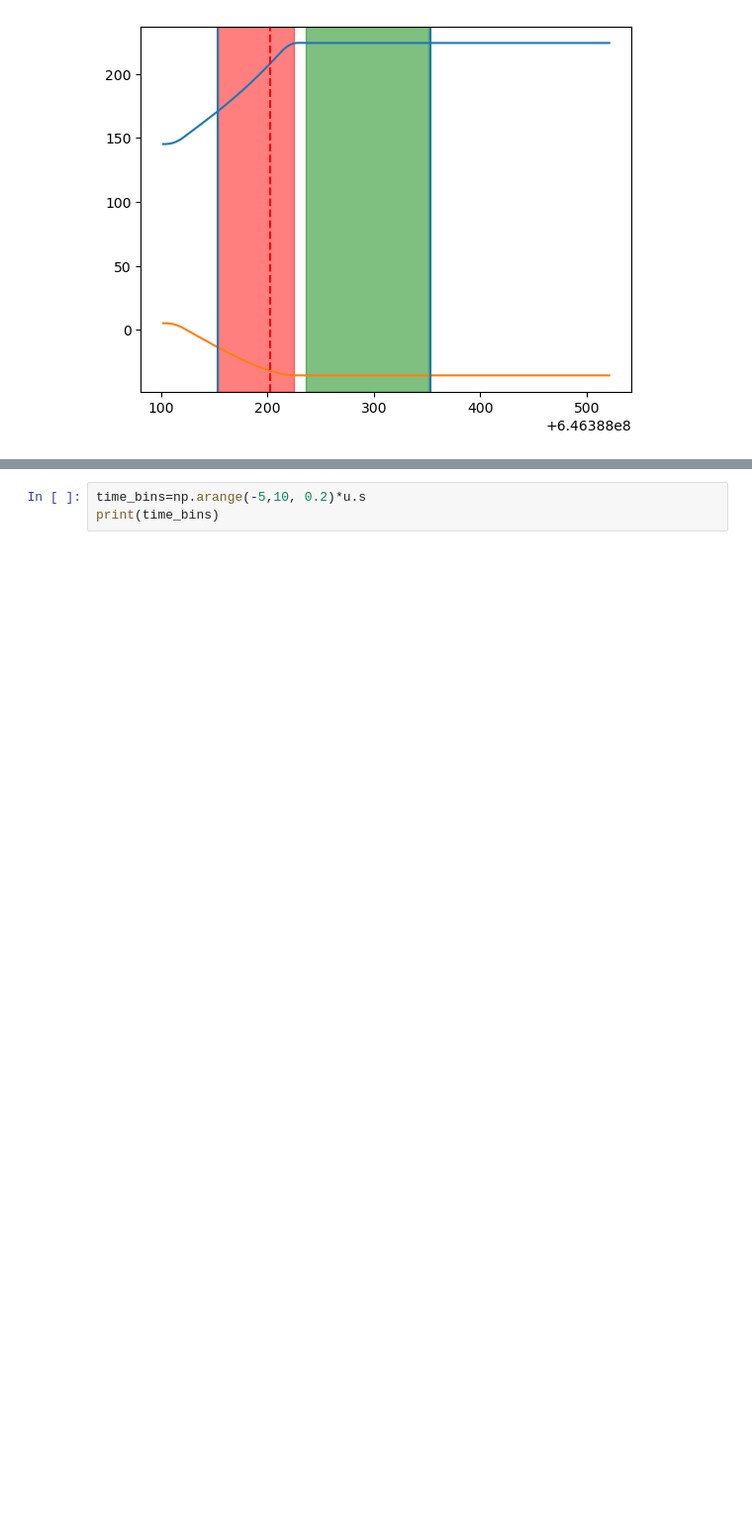
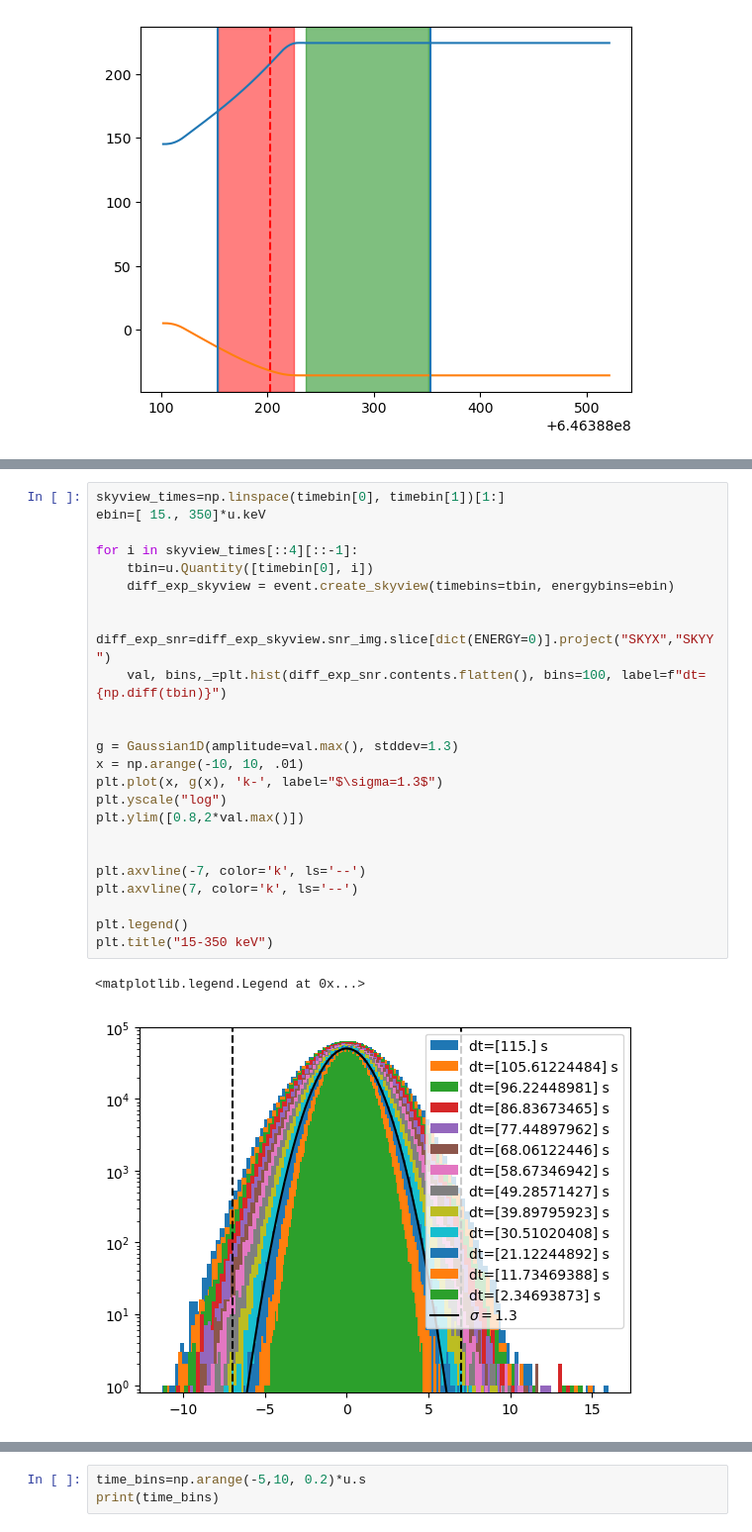
Before and after one commit to parsotat/BatAnalysis, a Jupyter notebook: notebooks/example_image_search_pipeline.ipynb, the cells around one changed output, grey strips where cells are left out. Shown at 99% size. Drawn from its saved outputs; the diff is of its cells as text; blank space fills up the shorter version.

```diff
--- a/notebooks/example_image_search_pipeline.ipynb
+++ b/notebooks/example_image_search_pipeline.ipynb
@@ -132,0 +153,27 @@ del settled_skyview
+# %%
+skyview_times=np.linspace(timebin[0], timebin[1])[1:]
+ebin=[ 15., 350]*u.keV
+
+for i in skyview_times[::4][::-1]:
+    tbin=u.Quantity([timebin[0], i])
+    diff_exp_skyview = event.create_skyview(timebins=tbin, energybins=ebin)
+
+    diff_exp_snr=diff_exp_skyview.snr_img.slice[dict(ENERGY=0)].project("SKYX","SKYY")
+    val, bins,_=plt.hist(diff_exp_snr.contents.flatten(), bins=100, label=f"dt={np.diff(tbin)}")
+
+
+g = Gaussian1D(amplitude=val.max(), stddev=1.3)
+x = np.arange(-10, 10, .01)
+plt.plot(x, g(x), 'k-', label="$\sigma=1.3$")
+plt.yscale("log")
+plt.ylim([0.8,2*val.max()])
+
+
+plt.axvline(-7, color='k', ls='--')
+plt.axvline(7, color='k', ls='--')
+
+plt.legend()
+plt.title("15-350 keV")
+# %% [output]
+<matplotlib.legend.Legend at 0x...>
+[figure, added]
```
Also changed, not shown: parts of 15 cells of this notebook.
